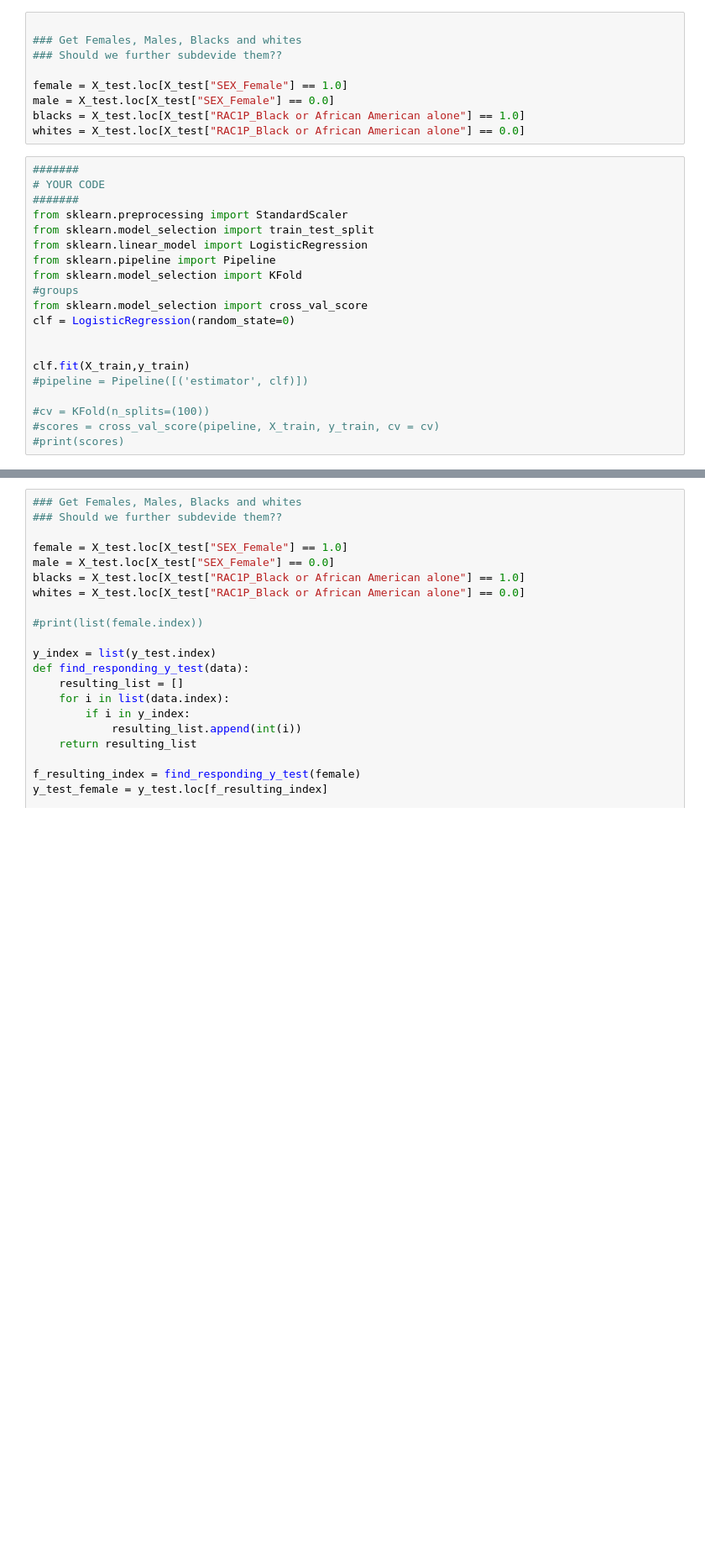
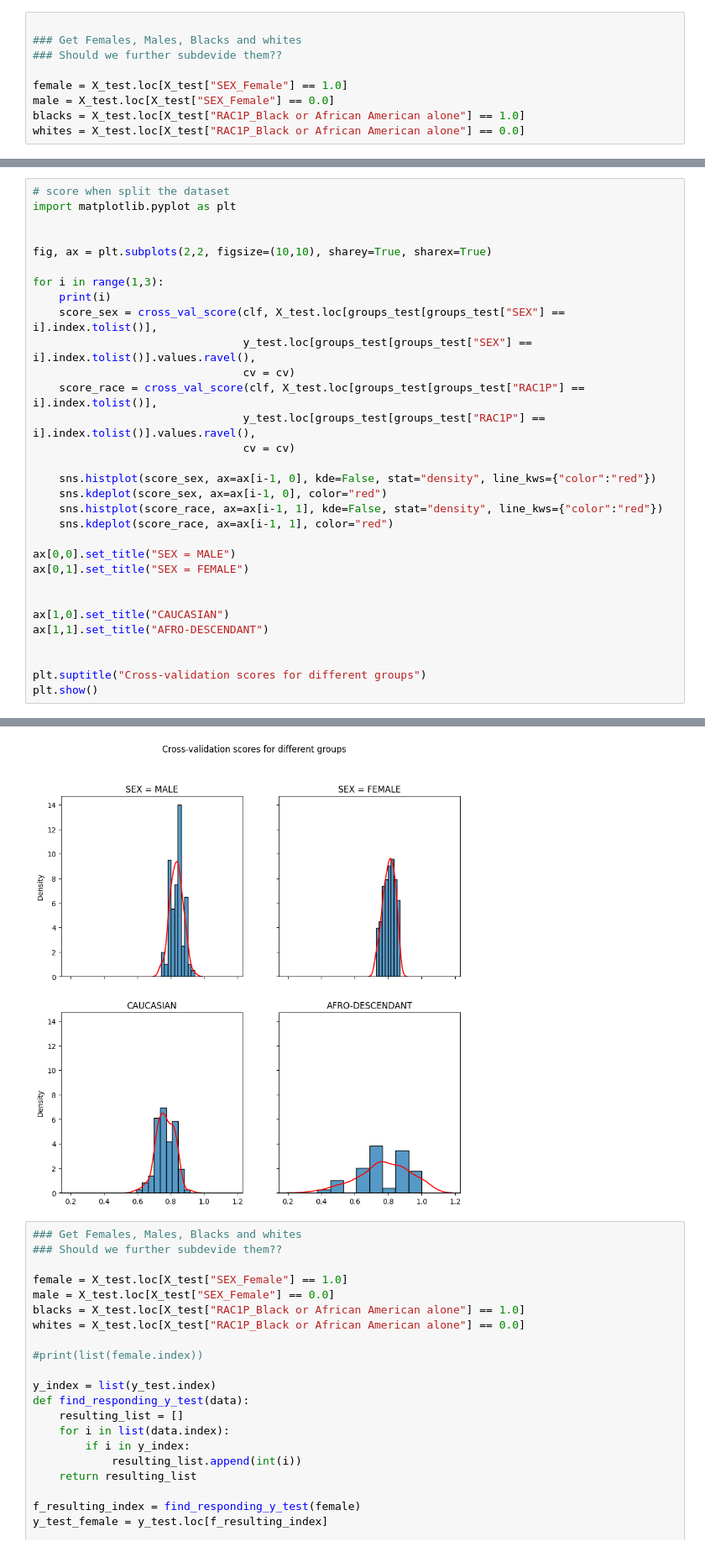
Before and after one commit to PHILIPWins/Algorithmic_Fairness, a Jupyter notebook: Assignment1/Assignemnt_02_philip.ipynb, the cells around one changed output, grey strips where cells are left out. Shown: that part at 84% size. Saved outputs shown, nothing was run; the diff lists cells and outputs as text; blank space fills up the shorter version.

```diff
--- a/Assignment1/Assignemnt_02_philip.ipynb
+++ b/Assignment1/Assignemnt_02_philip.ipynb
@@ -139,23 +150,3 @@ female = X_test.loc[X_test["SEX_Female"] == 1.0]
 male = X_test.loc[X_test["SEX_Female"] == 0.0]
 blacks = X_test.loc[X_test["RAC1P_Black or African American alone"] == 1.0]
 whites = X_test.loc[X_test["RAC1P_Black or African American alone"] == 0.0]
-# %%
-#######
-# YOUR CODE
-#######
-from sklearn.preprocessing import StandardScaler
-from sklearn.model_selection import train_test_split
-from sklearn.linear_model import LogisticRegression
-from sklearn.pipeline import Pipeline
-from sklearn.model_selection import KFold
-#groups
-from sklearn.model_selection import cross_val_score
-clf = LogisticRegression(random_state=0)
-
-
-clf.fit(X_train,y_train)
-#pipeline = Pipeline([('estimator', clf)])
-
-#cv = KFold(n_splits=(100))
-#scores = cross_val_score(pipeline, X_train, y_train, cv = cv)
-#print(scores)
@@ -178,0 +182,32 @@ plt.show()
+# %%
+# score when split the dataset
+import matplotlib.pyplot as plt
+
+
+fig, ax = plt.subplots(2,2, figsize=(10,10), sharey=True, sharex=True)
+
+for i in range(1,3):
+    print(i)
+    score_sex = cross_val_score(clf, X_test.loc[groups_test[groups_test["SEX"] == i].index.tolist()],
+                                y_test.loc[groups_test[groups_test["SEX"] == i].index.tolist()].values.ravel(),
+                                cv = cv)
+    score_race = cross_val_score(clf, X_test.loc[groups_test[groups_test["RAC1P"] == i].index.tolist()],
+                                y_test.loc[groups_test[groups_test["RAC1P"] == i].index.tolist()].values.ravel(),
+                                cv = cv)
+
+    sns.histplot(score_sex, ax=ax[i-1, 0], kde=False, stat="density", line_kws={"color":"red"})
+    sns.kdeplot(score_sex, ax=ax[i-1, 0], color="red")
+    sns.histplot(score_race, ax=ax[i-1, 1], kde=False, stat="density", line_kws={"color":"red"})
+    sns.kdeplot(score_race, ax=ax[i-1, 1], color="red")
+
+ax[0,0].set_title("SEX = MALE")
+ax[0,1].set_title("SEX = FEMALE")
+
+
+ax[1,0].set_title("CAUCASIAN")
+ax[1,1].set_title("AFRO-DESCENDANT")
+
+
+plt.suptitle("Cross-validation scores for different groups")
+plt.show()
+# %% [output]
@@ -179,3 +216,4 @@ plt.show()
+[figure, added]
 # %%
 ### Get Females, Males, Blacks and whites
 ### Should we further subdevide them??
```
Also changed, not shown: parts of 21 cells of this notebook.
